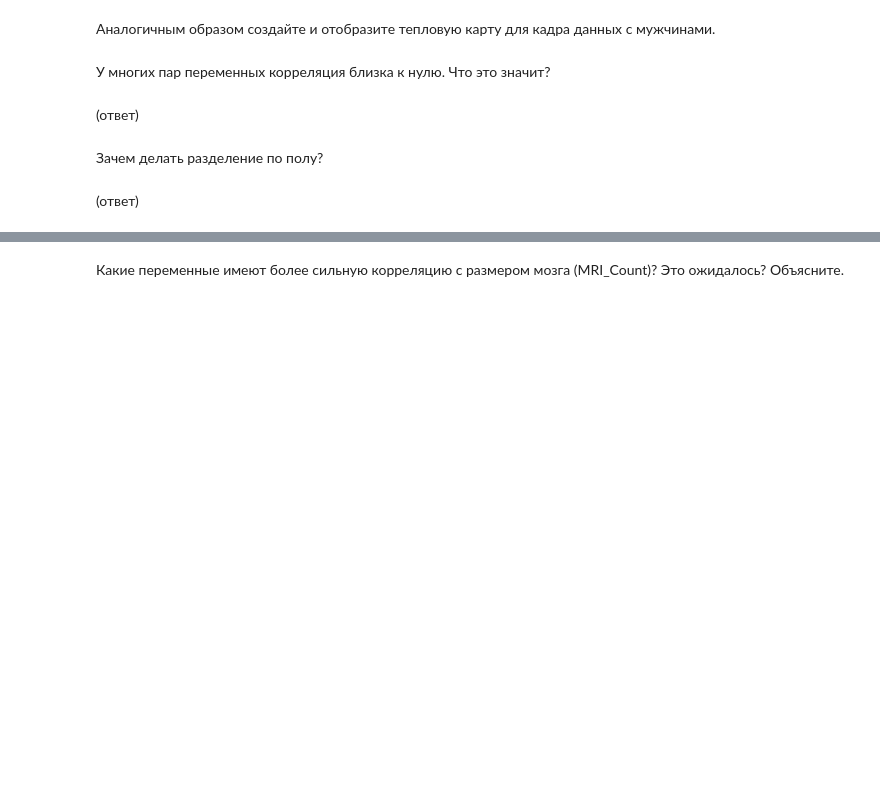
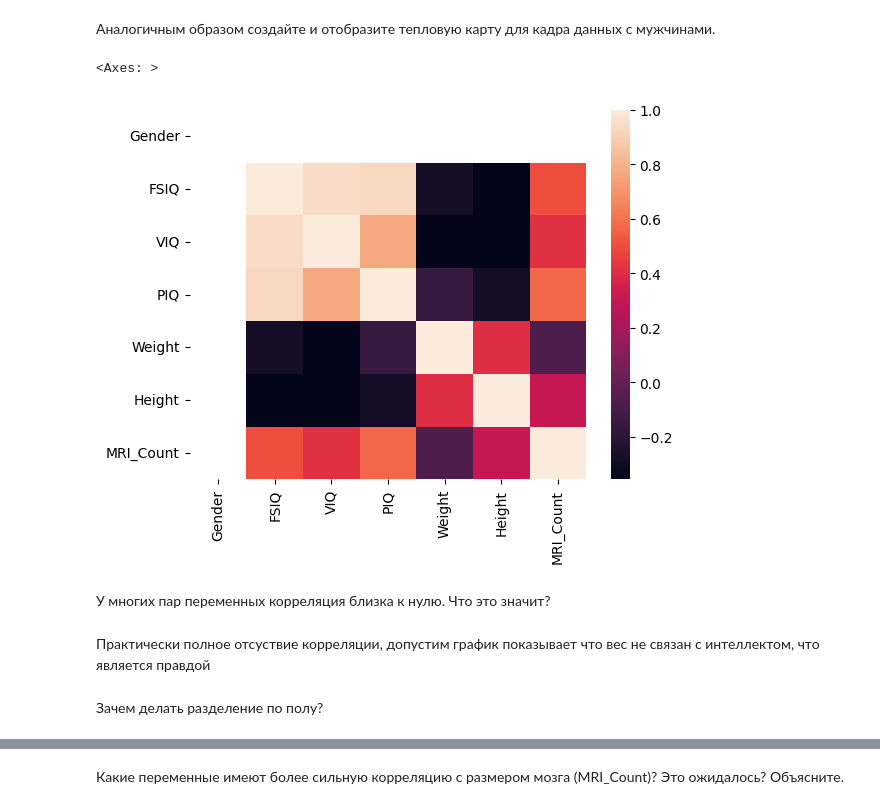
Before and after one commit to sogenannt/lab2, a Jupyter notebook: correlation.ipynb, the cells around one changed output, grey strips where cells are left out. Saved outputs shown, nothing was run; the diff lists cells and outputs as text; code cells hidden in the pictures; blank space fills up the shorter version.

```diff
--- a/correlation.ipynb
+++ b/correlation.ipynb
@@ -127,0 +196,3 @@ womenDf.?(method='pearson')
+# %%
+womenDf['Gender'] = womenDf['Gender'].replace('Female', 1)
+womenDf.corr(method='pearson')
@@ -131,0 +215,3 @@ womenDf.?(method='pearson')
+# %%
+menDf['Gender'] = womenDf['Gender'].replace('Male', 1)
+menDf.corr(method='pearson')
@@ -166,8 +264,12 @@ mcorr = ???
+# %%
+mcorr = menDf.corr()
+sns.heatmap(mcorr)
+# %% [output]
+<Axes: >
+[figure, added]
 # %% [markdown]
 У многих пар переменных корреляция близка к нулю. Что это значит?
-# %% [markdown]
-(ответ)
+# %% [markdown]
+Практически полное отсуствие корреляции, допустим график показывает что вес не связан с интеллектом, что является правдой
 # %% [markdown]
 Зачем делать разделение по полу?
-# %% [markdown]
-(ответ)
```
Also changed, not shown: parts of 27 cells of this notebook.
